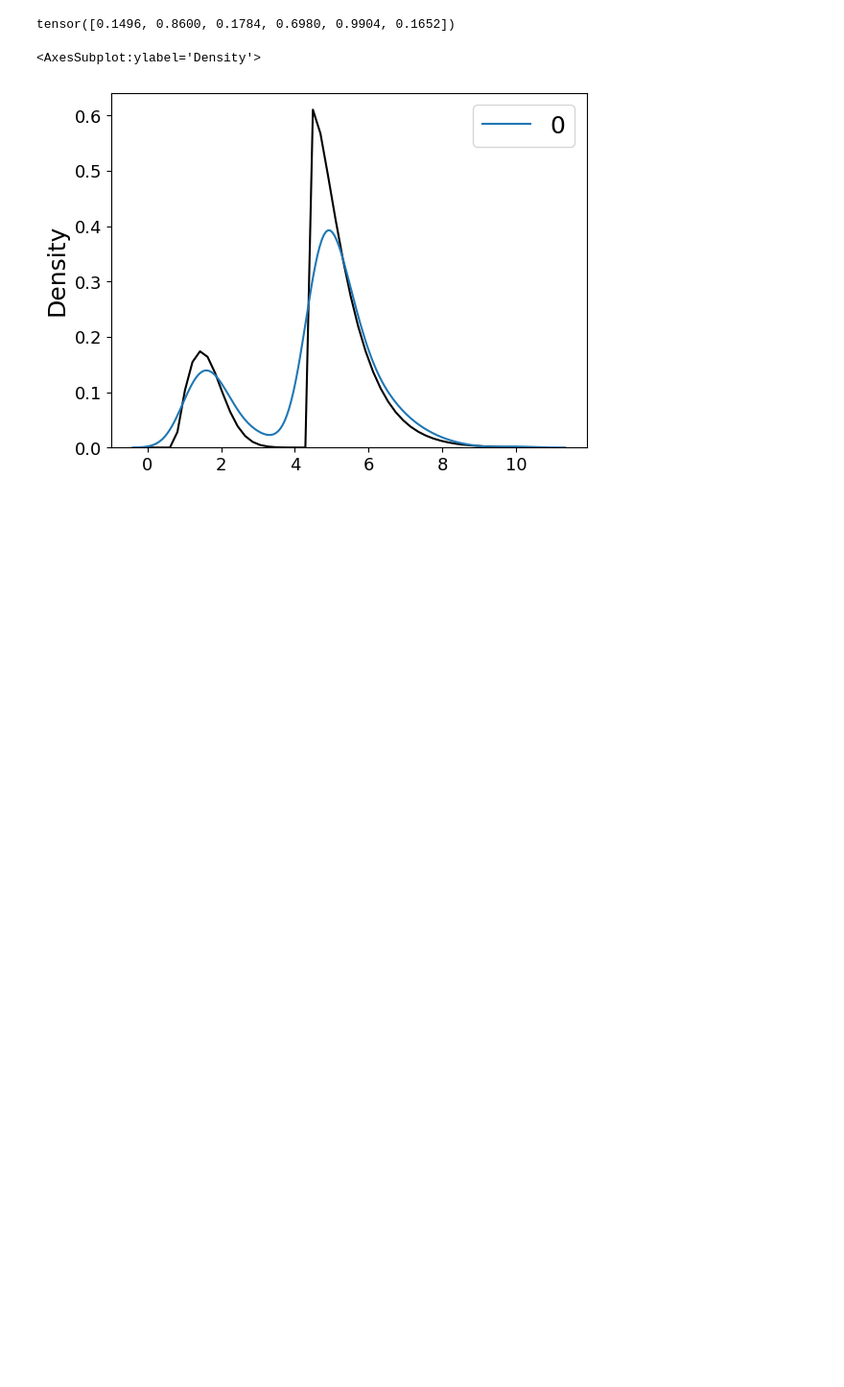
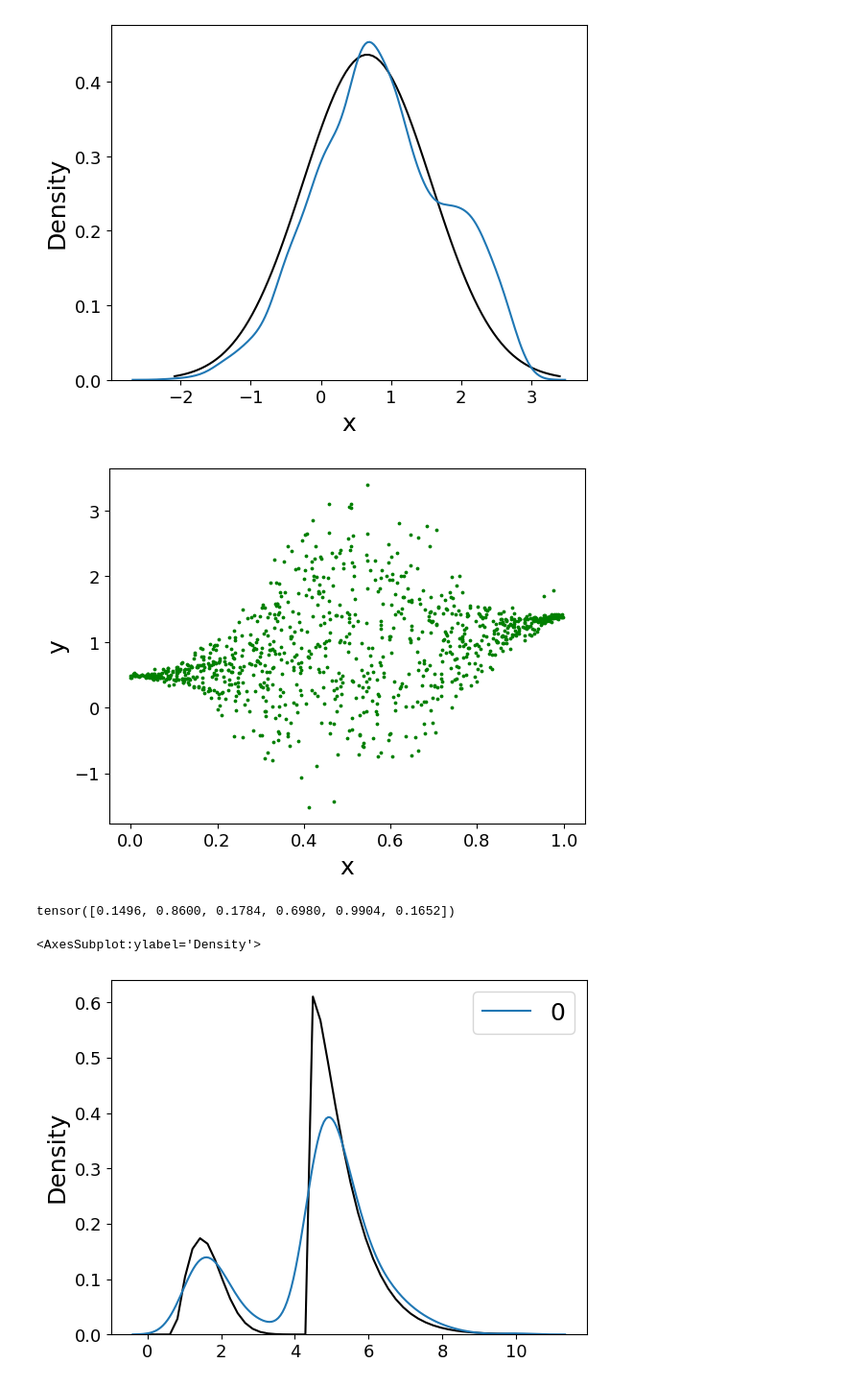
Before and after one commit to ltyap/MSc-Thesis, a Jupyter notebook: CGAN_implementation.ipynb, the cells around one changed output. Shown at 96% size. Saved outputs shown, nothing was run; the diff lists cells and outputs as text; code cells hidden in the pictures; blank space fills up the shorter version.

```diff
--- a/CGAN_implementation.ipynb
+++ b/CGAN_implementation.ipynb
@@ -470,22 +470,48 @@ best epoch:%g 449
 # %%
-# testx = torch.tensor([0.4])
-# testx_repeated= torch.repeat_interleave(testx, repeats = 5000, dim = 0).unsqueeze(dim=1)
-# testy = model.sample(testx_repeated,batch_size=5000)
-# # train_tab = TabularDataset(train_data)
-
 def mean_func_heteroskedastic(x):
     return np.power(x,2)+0.5
 def std_dev_heteroskedastic(x):
     return np.power(np.sin(np.pi*x), 2) + 0.01
 def pdf_true_y_heteroskedastic(x):
     mean = mean_func_heteroskedastic(x)
     std_dev = std_dev_heteroskedastic(x)
     dist = torch.distributions.normal.Normal(mean, std_dev)
     return (lambda y: torch.exp(dist.log_prob(y)))
 def get_supp(x):
     mean =  mean_func_heteroskedastic(x)
     std_dev = std_dev_heteroskedastic(x)
     return (mean-3*std_dev, mean+3*std_dev)
+
+testx = torch.tensor([0.4])
+testx_repeated= torch.repeat_interleave(testx, repeats = 5000, dim = 0).unsqueeze(dim=1)
+testy = model.sample(testx_repeated,batch_size=1000)
+
+testy_pdf = pdf_true_y_heteroskedastic(0.4)
+x_real_support = get_supp(0.4)
+xs_real = np.linspace(x_real_support[0], x_real_support[1], num=100)
+ys_real = testy_pdf(torch.tensor(xs_real))
+
+fig = plt.figure()
+ax = fig.add_subplot(111)
+line, = ax.plot(xs_real, ys_real, color = "k")
+g = sns.kdeplot(data=testy, legend = False, bw_adjust=1)
+# plt.legend(labels = ["true","sample"])
+ax.set_xlabel('x')
+plt.show()
+fig.savefig('pdf_plot')
+
+#samples
+scatter_y = model.sample(test_data.x, batch_size=1000)
+scatter_test= plt.figure()
+scatter_ax = scatter_test.add_subplot(111)
+
+scatter_ax.scatter(test_data.x, scatter_y, s=3, color="green")
+scatter_ax.set_xlabel('x')
+scatter_ax.set_ylabel('y')
+plt.savefig('scatter_plot')
+# %% [output]
+[figure, added]
+[figure, added]
 # %%
 def get_pdf_wmix(x):
     # Perform pdf computation in pytorch
```
Also changed, not shown: parts of 7 cells of this notebook, 4 other files.
